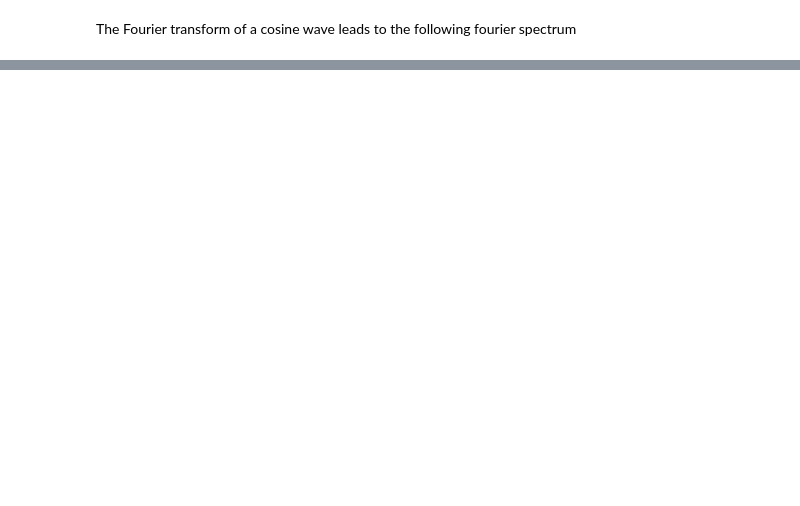
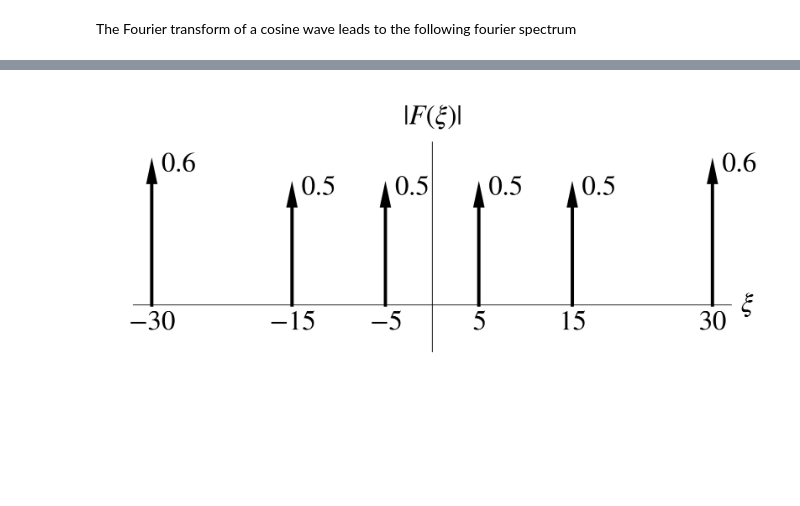
Before and after one commit to Pranav-Acharya1/intro-to-quantum-machine-learning, a Jupyter notebook: Ch2_Quantum_Algorithms.ipynb, the cells around one changed output, grey strips where cells are left out. Cells and saved outputs as stored; diff of their text form; code cells hidden in the pictures; blank space fills up the shorter version.

```diff
--- a/Ch2_Quantum_Algorithms.ipynb
+++ b/Ch2_Quantum_Algorithms.ipynb
@@ -942,0 +945,89 @@ Success! Plot saved as fourier_spectrum_for_cosine_wave.png
+# %%
+import matplotlib.pyplot as plt
+
+# Force Matplotlib to use STIX for mathematical text rendering
+plt.rcParams['mathtext.fontset'] = 'stix'
+plt.rcParams['font.family'] = 'STIXGeneral'
+
+def draw_fourier_spectrum(filename="magnitude_of_fourier_spectrum_for_composite_waveform.png"):
+    fig, ax = plt.subplots(figsize=(8, 5), dpi=300)
+
+    # Set axis limits for proper padding and aspect ratio
+    ax.set_xlim(-3.5, 3.5)
+    ax.set_ylim(-1.5, 1.8)
+
+    # Hide all default axes/spines to draw custom ones
+    ax.axis('off')
+
+    # ==========================================
+    # 1. DRAW AXES
+    # ==========================================
+    # Horizontal axis (omega)
+    ax.plot([-3.2, 3.2], [0, 0], color='black', lw=0.6)
+    ax.text(3.3, 0, r'$\xi$', fontsize=22, ha='left', va='center')
+
+    # Vertical axis (F(omega))
+    # Stops slightly below the origin to match the reference image
+    ax.plot([0, 0], [-0.4, 1.4], color='black', lw=0.6)
+    ax.text(0, 1.5, r'$|F(\xi)|$', fontsize=22, ha='center', va='bottom')
+
+
+
+    # ==========================================
+    # 2. DRAW IMPULSES (ARROWS)
+    # ==========================================
+    # Left impulses pointing up
+    ax.arrow(-0.5, 0, 0, 1,
+             head_width=0.08, head_length=0.15,
+             fc='black', ec='black', lw=2.5,
+             length_includes_head=True, zorder=3)
+    ax.arrow(-1.5, 0, 0, 1.0,
+             head_width=0.08, head_length=0.15,
+             fc='black', ec='black', lw=2.5,
+             length_includes_head=True, zorder=3)
+    ax.arrow(-3.0, 0, 0, 1.2,
+             head_width=0.08, head_length=0.15,
+             fc='black', ec='black', lw=2.5,
+             length_includes_head=True, zorder=3)
+
+    # Right impulses pointing up
+    ax.arrow(0.5, 0, 0, 1,
+             head_width=0.08, head_length=0.15,
+             fc='black', ec='black', lw=2.5,
+             length_includes_head=True, zorder=3)
+    ax.arrow(1.5, 0, 0, 1.0,
+             head_width=0.08, head_length=0.15,
+             fc='black', ec='black', lw=2.5,
+             length_includes_head=True, zorder=3)
+    ax.arrow(3.0, 0, 0, 1.2,
+             head_width=0.08, head_length=0.15,
+             fc='black', ec='black', lw=2.5,
+             length_includes_head=True, zorder=3)
+
+    # ==========================================
+    # 3. ADD LABELS WITH REQUESTED CHANGES
+    # ==========================================
+    # Left impulse labels
+    ax.text(-0.4, 1.0, r'$0.5$', fontsize=22, ha='left', va='center')
+    ax.text(-0.5, -0.05, r'$-5$', fontsize=22, ha='center', va='top')
+    ax.text(-1.4, 1.0, r'$0.5$', fontsize=22, ha='left', va='center')
+    ax.text(-1.5, -0.05, r'$-15$', fontsize=22, ha='center', va='top')
+    ax.text(-2.9, 1.2, r'$0.6$', fontsize=22, ha='left', va='center')
+    ax.text(-3.0, -0.05, r'$-30$', fontsize=22, ha='center', va='top')
+
+    # Right impulse labels
+    ax.text(0.6, 1.0, r'$0.5$', fontsize=22, ha='left', va='center')
+    ax.text(0.5, -0.05, r'$5$', fontsize=22, ha='center', va='top')
+    ax.text(1.6, 1.0, r'$0.5$', fontsize=22, ha='left', va='center')
+    ax.text(1.5, -0.05, r'$15$', fontsize=22, ha='center', va='top')
+    ax.text(3.1, 1.2, r'$0.6$', fontsize=22, ha='left', va='center')
+    ax.text(3.0, -0.05, r'$30$', fontsize=22, ha='center', va='top')
+
+    # Save and show
+    plt.tight_layout()
+    plt.savefig(figure_directory+filename, bbox_inches='tight', pad_inches=0.1)
+    print(f"Success! Plot saved as {filename}")
+
+# Execute the plot generation
+draw_fourier_spectrum()
+# %% [output]
@@ -942,0 +1035 @@ Success! Plot saved as fourier_spectrum_for_cosine_wave.png
+[figure, added]
```
Also changed, not shown: parts of 4 cells of this notebook, 3 other files.
